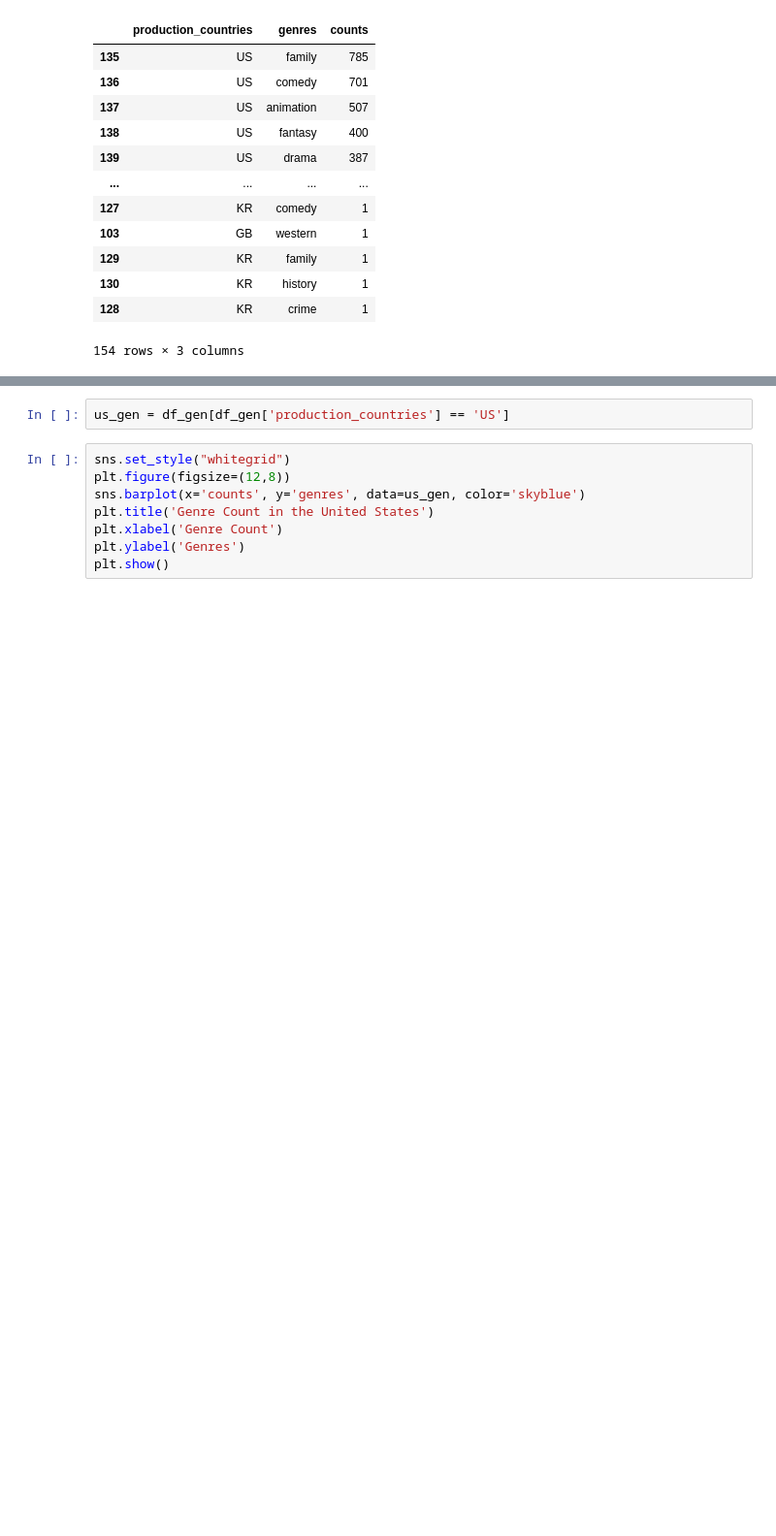
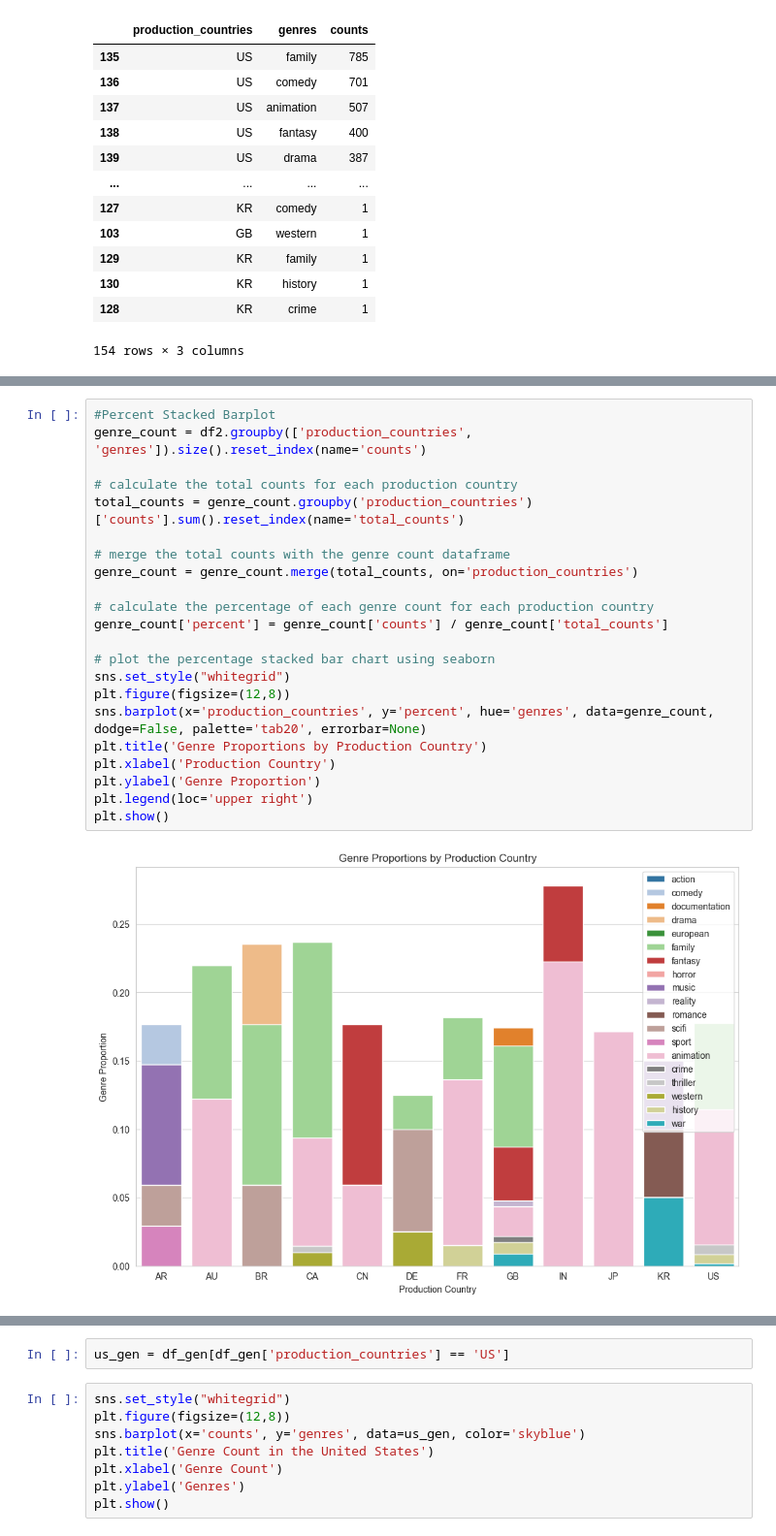
Before and after one commit to emchege/MIS546_Group_Project, a Jupyter notebook: production countries.ipynb, the cells around one changed output, grey strips where cells are left out. Shown: that part at 97% size. Cells and saved outputs as stored; diff of their text form; blank space fills up the shorter version.

```diff
--- a/production countries.ipynb
+++ b/production countries.ipynb
@@ -477,0 +571,24 @@ plt.show()
+# %%
+#Percent Stacked Barplot
+genre_count = df2.groupby(['production_countries', 'genres']).size().reset_index(name='counts')
+
+# calculate the total counts for each production country
+total_counts = genre_count.groupby('production_countries')['counts'].sum().reset_index(name='total_counts')
+
+# merge the total counts with the genre count dataframe
+genre_count = genre_count.merge(total_counts, on='production_countries')
+
+# calculate the percentage of each genre count for each production country
+genre_count['percent'] = genre_count['counts'] / genre_count['total_counts']
+
+# plot the percentage stacked bar chart using seaborn
+sns.set_style("whitegrid")
+plt.figure(figsize=(12,8))
+sns.barplot(x='production_countries', y='percent', hue='genres', data=genre_count, dodge=False, palette='tab20', errorbar=None)
+plt.title('Genre Proportions by Production Country')
+plt.xlabel('Production Country')
+plt.ylabel('Genre Proportion')
+plt.legend(loc='upper right')
+plt.show()
+# %% [output]
+[figure, added]
```
Also changed, not shown: parts of 24 cells of this notebook.
